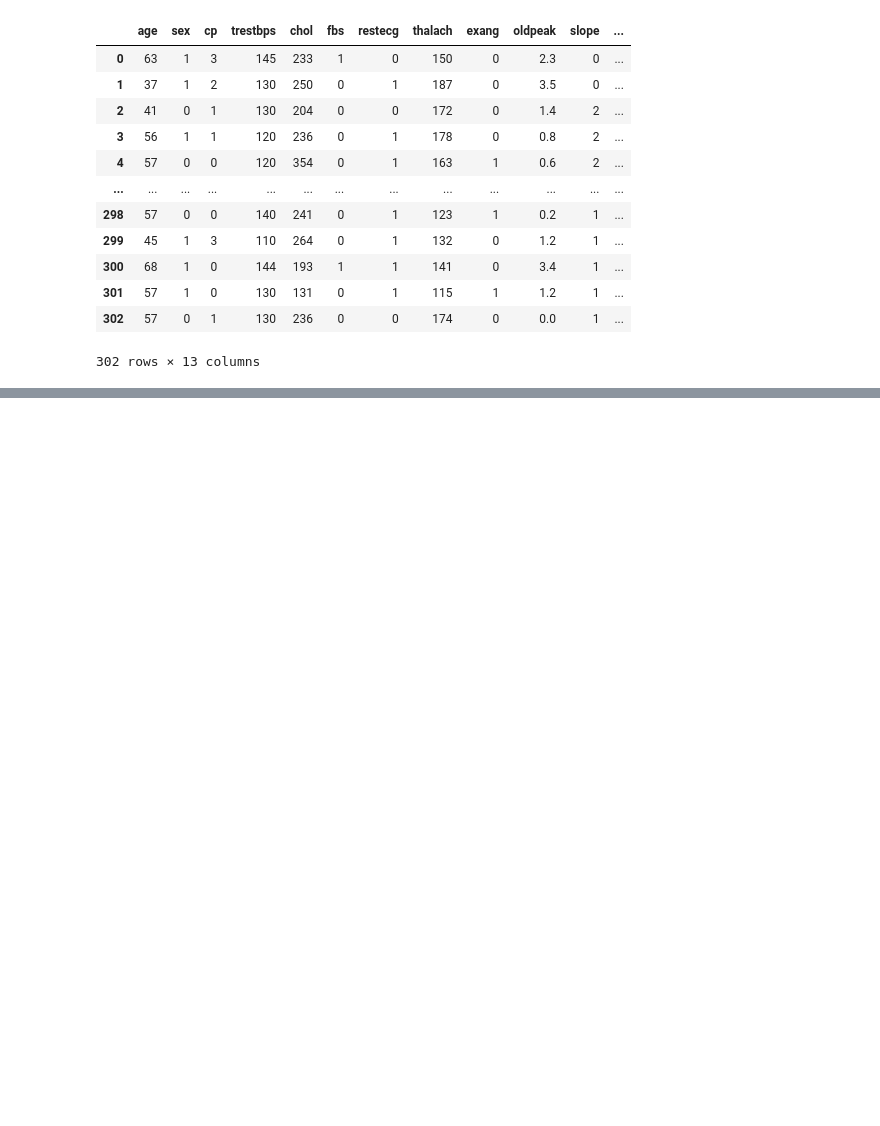
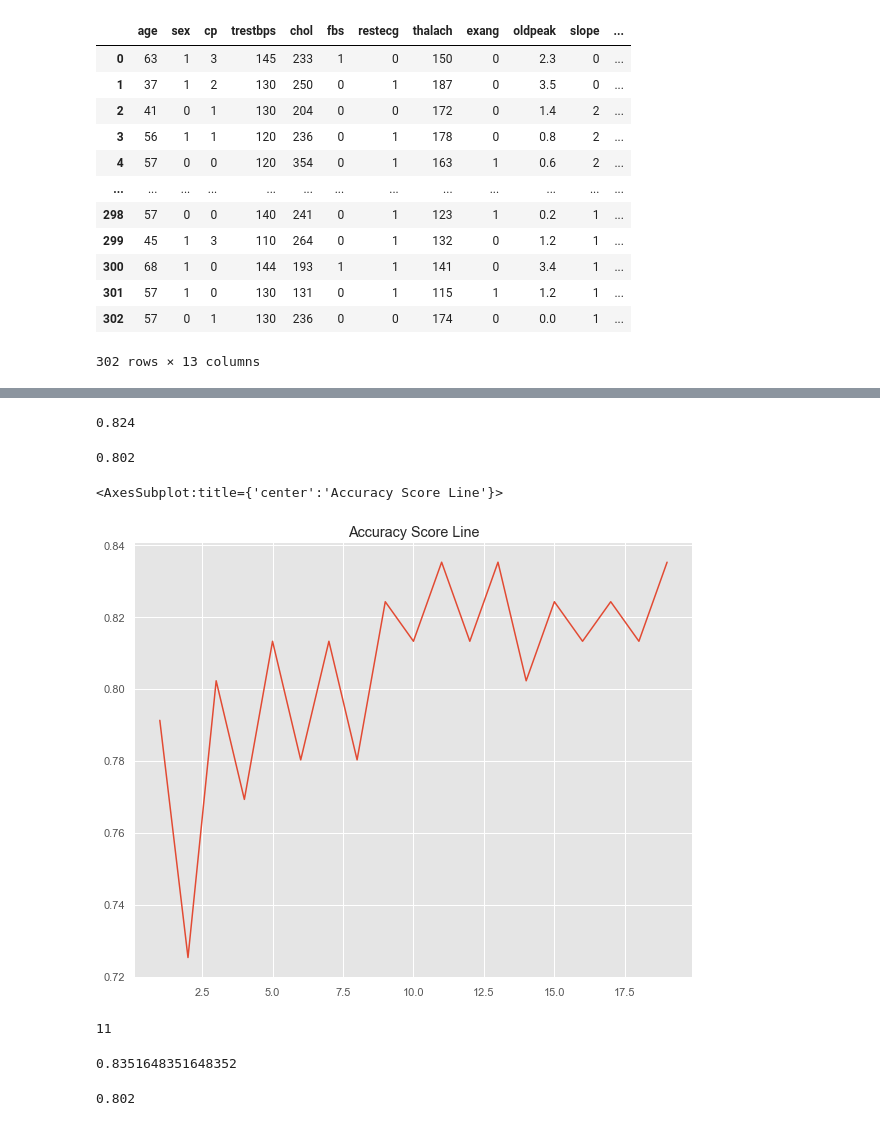
Before and after one commit to Omuk/Reborn, a Jupyter notebook: Data Practice/Practice_Field.ipynb, the cells around one changed output, grey strips where cells are left out. Saved outputs shown, nothing was run; the diff lists cells and outputs as text; code cells hidden in the pictures; blank space fills up the shorter version.

```diff
--- a/Data Practice/Practice_Field.ipynb
+++ b/Data Practice/Practice_Field.ipynb
@@ -112,0 +132,75 @@ colum_tran = ColumnTransformer(
+# %%
+logreg = LogisticRegression()
+
+logreg.fit(x_train,y_train)
+
+y_true = y_test
+
+y_pred = logreg.predict(x_test)
+
+scr_acc = accuracy_score(y_true,y_pred).round(3)
+
+scr_acc
+# %% [output]
+0.824
+# %%
+knn = KNeighborsClassifier(n_neighbors=3)
+
+knn.fit(x_train,y_train)
+
+y_true = y_test
+y_pred = knn.predict(x_test)
+
+mod_scr = accuracy_score(y_true,y_pred).round(3)
+
+mod_scr
+# %% [output]
+0.802
+# %%
+accuracies = []
+
+for N in range(1,20):
+
+    knn = KNeighborsClassifier(n_neighbors=N)
+
+    knn.fit(x_train,y_train)
+    y_true = y_true
+    y_pred = knn.predict(x_test)
+
+    accu = accuracy_score(y_true,y_pred)
+
+    accuracies.append(accu)
+
+accuracies = np.array(accuracies)
+
+f,ax = plt.subplots(figsize=(10,8))
+
+ax.set_title('Accuracy Score Line')
+
+sns.lineplot(np.arange(1,20),accuracies, ax=ax)
+# %% [output]
+<AxesSubplot:title={'center':'Accuracy Score Line'}>
+[figure, added]
+# %%
+best_k = 1 + np.argmax(accuracies)
+best_k
+# %% [output]
+11
+# %%
+best_accu = np.max(accuracies)
+best_accu
+# %% [output]
+0.8351648351648352
+# %%
+knn = KNeighborsClassifier(n_neighbors=3)
+
+knn.fit(x_train,y_train)
+
+y_true = y_test
+y_pred = knn.predict(x_test)
+
+mod_scr = accuracy_score(y_true,y_pred).round(3)
+
+mod_scr
+# %% [output]
+0.802
```
Also changed, not shown: parts of 3 cells of this notebook.
